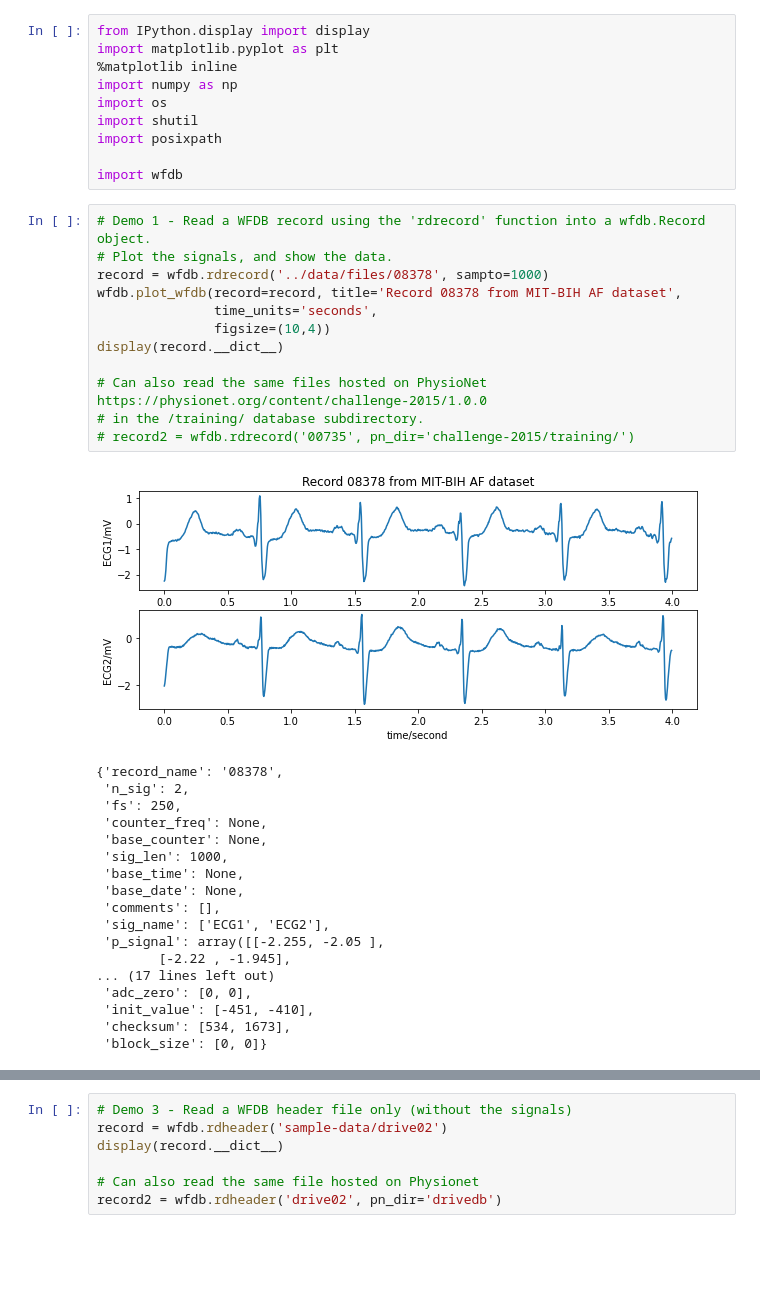
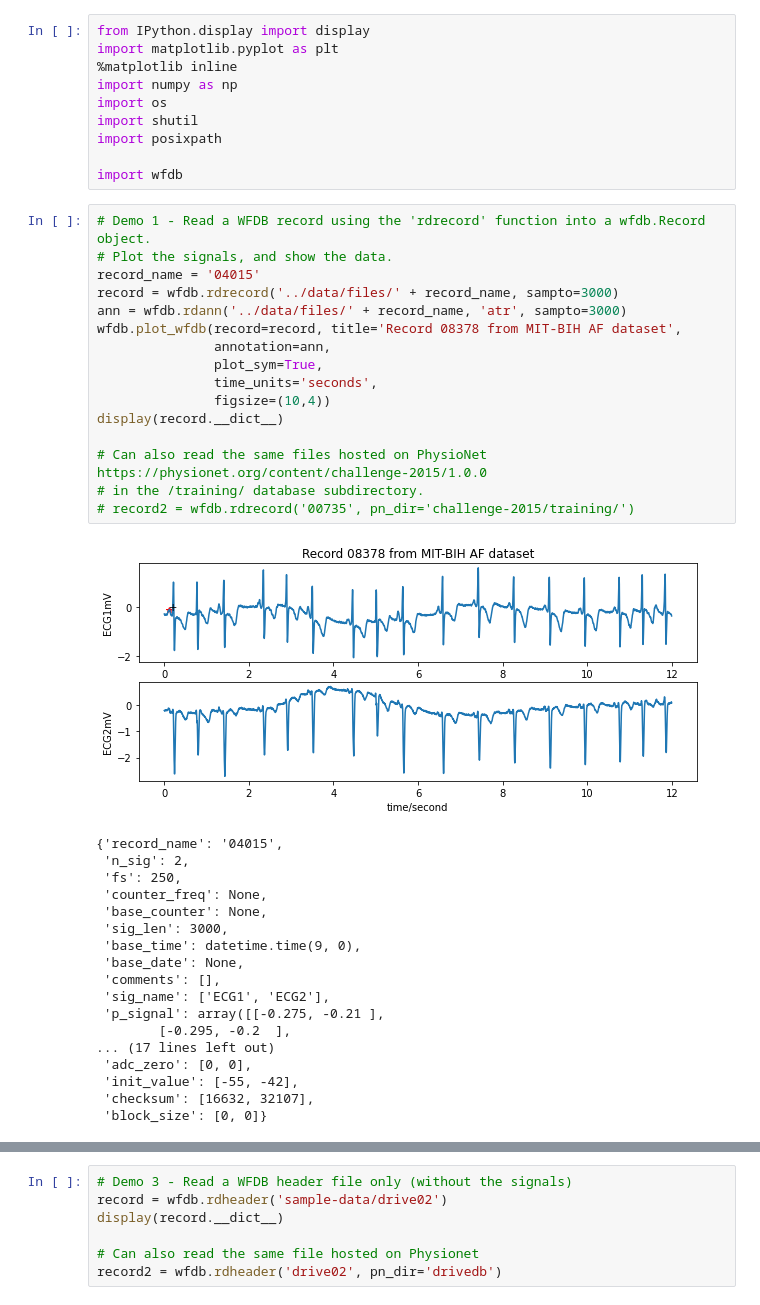
Before and after one commit to kalifadan/Final_project_cs236781, a Jupyter notebook: src/demo.ipynb, the cells around one changed output, grey strips where cells are left out. Drawn from its saved outputs; the diff is of its cells as text; blank space fills up the shorter version.

```diff
--- a/src/demo.ipynb
+++ b/src/demo.ipynb
@@ -19,31 +19,35 @@ import wfdb
 # %%
 # Demo 1 - Read a WFDB record using the 'rdrecord' function into a wfdb.Record object.
 # Plot the signals, and show the data.
-record = wfdb.rdrecord('../data/files/08378', sampto=1000)
+record_name = '04015'
+record = wfdb.rdrecord('../data/files/' + record_name, sampto=3000)
+ann = wfdb.rdann('../data/files/' + record_name, 'atr', sampto=3000)
 wfdb.plot_wfdb(record=record, title='Record 08378 from MIT-BIH AF dataset',
+               annotation=ann,
+               plot_sym=True,
                time_units='seconds',
                figsize=(10,4))
 display(record.__dict__)
 
 # Can also read the same files hosted on PhysioNet https://physionet.org/content/challenge-2015/1.0.0
 # in the /training/ database subdirectory.
 # record2 = wfdb.rdrecord('00735', pn_dir='challenge-2015/training/')
 # %% [output]
-[figure, old version]
+[figure, new version]
-{'record_name': '08378',
+{'record_name': '04015',
  'n_sig': 2,
  'fs': 250,
  'counter_freq': None,
  'base_counter': None,
- 'sig_len': 1000,
- 'base_time': None,
+ 'sig_len': 3000,
+ 'base_time': datetime.time(9, 0),
  'base_date': None,
  'comments': [],
  'sig_name': ['ECG1', 'ECG2'],
- 'p_signal': array([[-2.255, -2.05 ],
-        [-2.22 , -1.945],
+ 'p_signal': array([[-0.275, -0.21 ],
+        [-0.295, -0.2  ],
 ... (17 lines left out)
  'adc_zero': [0, 0],
- 'init_value': [-451, -410],
- 'checksum': [534, 1673],
+ 'init_value': [-55, -42],
+ 'checksum': [16632, 32107],
  'block_size': [0, 0]}
```
Also changed, not shown: parts of 1 cell of this notebook, 38 other files.
